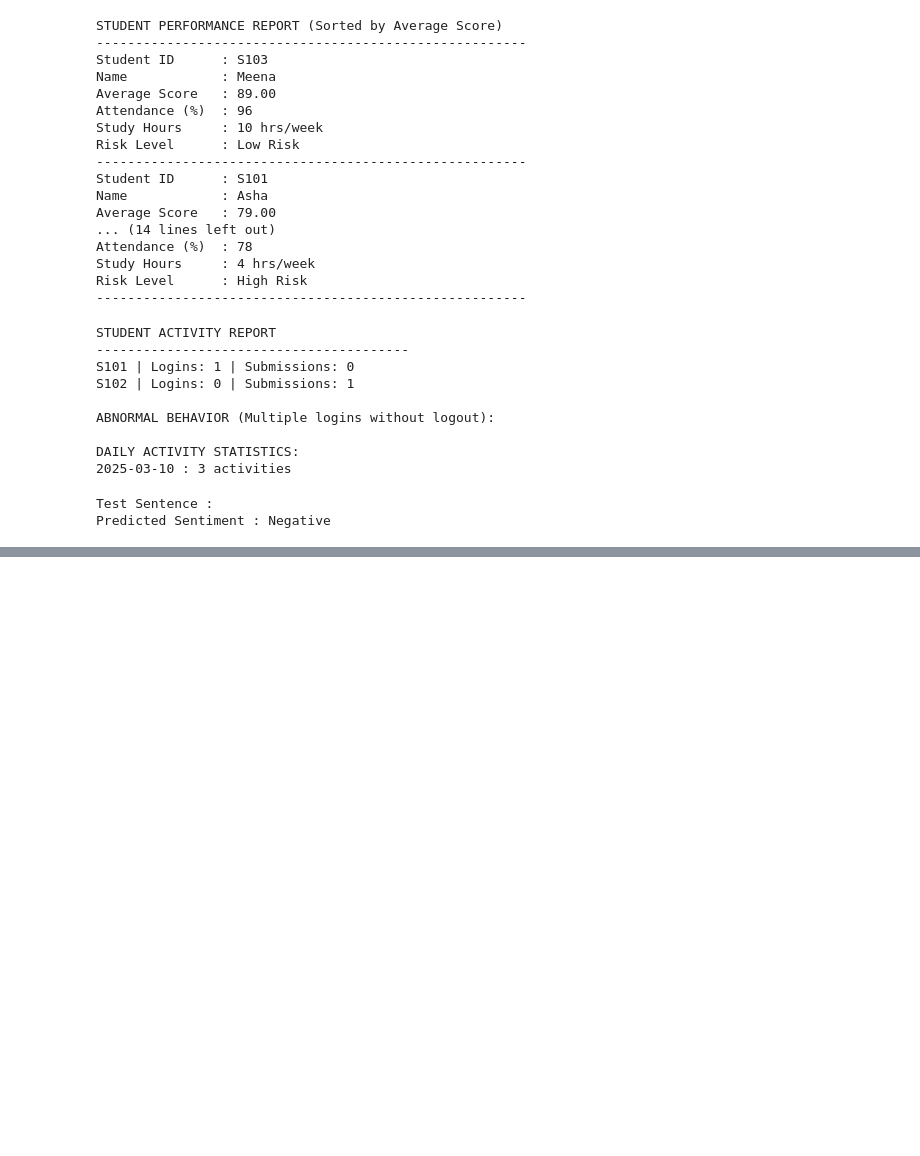
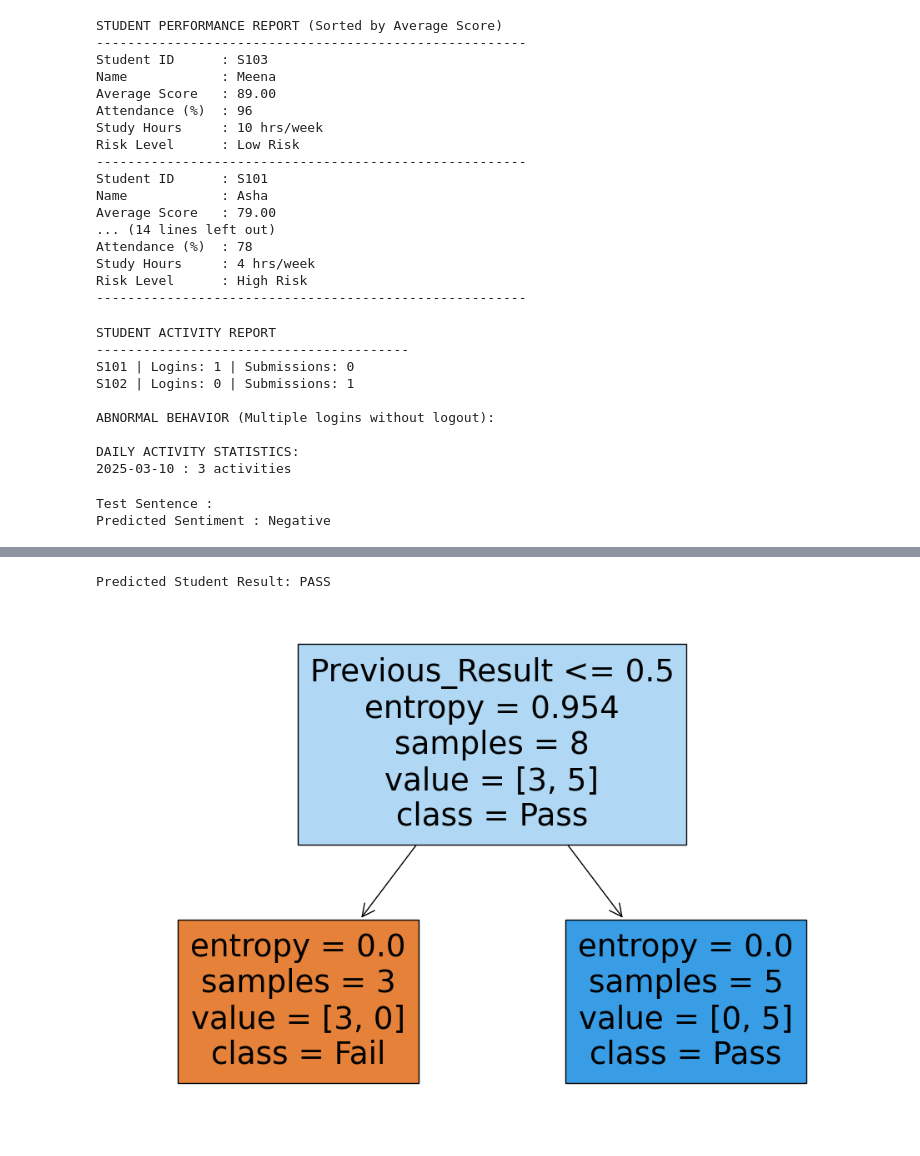
Before and after one commit to Maharaja19/ML, a Jupyter notebook: expriments.ipynb, the cells around one changed output, grey strips where cells are left out. Saved outputs shown, nothing was run; the diff lists cells and outputs as text; code cells hidden in the pictures; blank space fills up the shorter version.

```diff
--- a/expriments.ipynb
+++ b/expriments.ipynb
@@ -412,0 +538,62 @@ Prediction: NEGATIVE, Confidence: 1.00
+# %%
+import pandas as pd
+from sklearn.tree import DecisionTreeClassifier
+from sklearn.preprocessing import LabelEncoder
+from sklearn import tree
+import matplotlib.pyplot as plt
+
+# ----------------------------------
+# STEP 1: DATASET
+# ----------------------------------
+data = {
+    'Study_Hours': ['High', 'Medium', 'Low', 'High', 'Low', 'Medium', 'High', 'Low'],
+    'Attendance': ['Good', 'Average', 'Poor', 'Good', 'Poor', 'Average', 'Good', 'Poor'],
+    'Previous_Result': ['Pass', 'Pass', 'Fail', 'Pass', 'Fail', 'Pass', 'Pass', 'Fail'],
+    'Extra_Classes': ['Yes', 'No', 'No', 'Yes', 'No', 'Yes', 'Yes', 'No'],
+    'Result': ['Pass', 'Pass', 'Fail', 'Pass', 'Fail', 'Pass', 'Pass', 'Fail']
+}
+
+df = pd.DataFrame(data)
+
+# ----------------------------------
+# STEP 2: LABEL ENCODING
+# ----------------------------------
+encoder = LabelEncoder()
+for col in df.columns:
+    df[col] = encoder.fit_transform(df[col])
+
+# ----------------------------------
+# STEP 3: FEATURE & TARGET SPLIT
+# ----------------------------------
+X = df.drop('Result', axis=1)
+y = df['Result']
+
+# ----------------------------------
+# STEP 4: DECISION TREE MODEL
+# ----------------------------------
+model = DecisionTreeClassifier(criterion='entropy')
+model.fit(X, y)
+
+# ----------------------------------
+# STEP 5: PREDICTION
+# ----------------------------------
+# Sample: High Study, Good Attendance, Pass, Yes
+new_sample = pd.DataFrame([[2, 2, 1, 1]], columns=X.columns)
+prediction = model.predict(new_sample)
+
+print("Predicted Student Result:", "PASS" if prediction[0] == 1 else "FAIL")
+
+# ----------------------------------
+# STEP 6: TREE VISUALIZATION
+# ----------------------------------
+plt.figure(figsize=(12, 8))
+tree.plot_tree(
+    model,
+    feature_names=list(X.columns),
+    class_names=['Fail', 'Pass'],
+    filled=True
+)
+plt.show()
+# %% [output]
+Predicted Student Result: PASS
+[figure, added]
```
Also changed, not shown: parts of 2 cells of this notebook, 9 other files.
